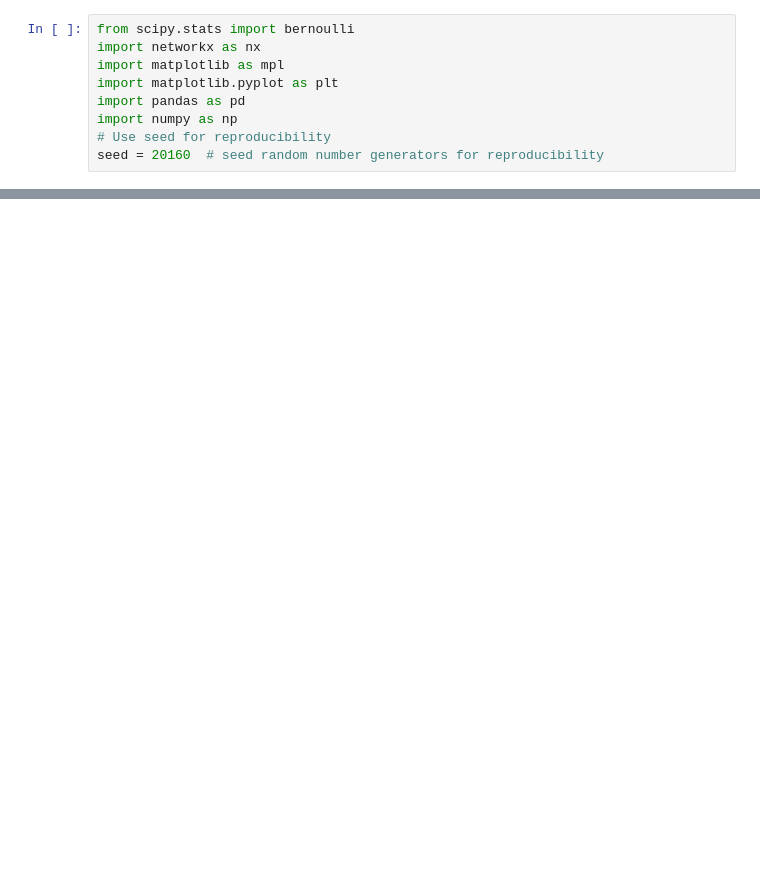
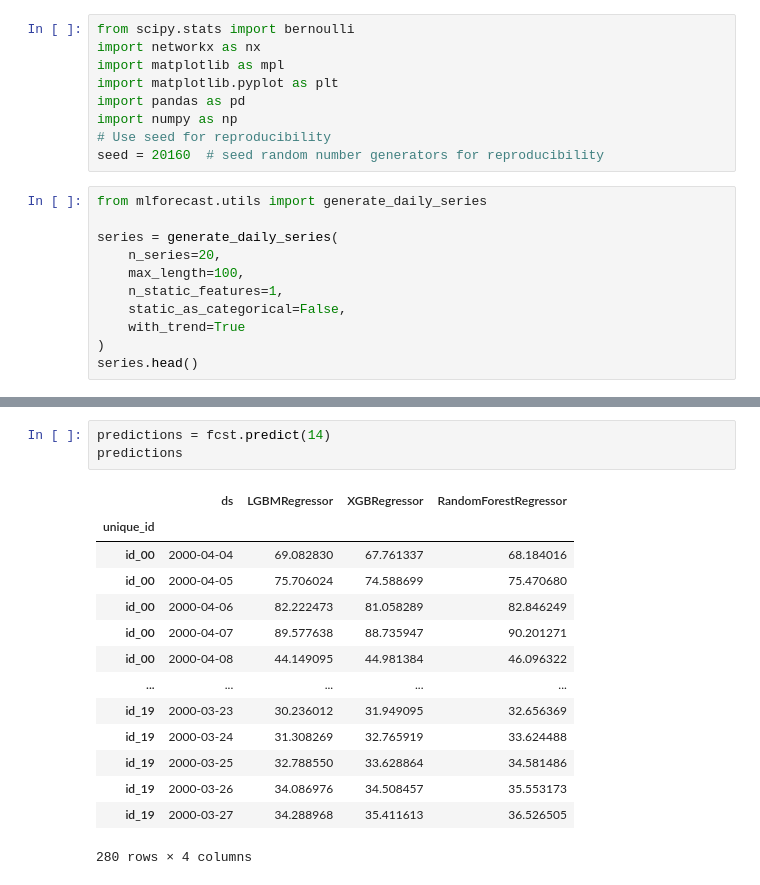
Before and after one commit to LNshuti/eactrade, a Jupyter notebook: networkx.ipynb, the cells around one changed output, grey strips where cells are left out. Drawn from its saved outputs; the diff is of its cells as text; blank space fills up the shorter version.

```diff
--- a/networkx.ipynb
+++ b/networkx.ipynb
@@ -7,3 +7,14 @@ import pandas as pd
 import numpy as np
 # Use seed for reproducibility
 seed = 20160  # seed random number generators for reproducibility
+# %%
+from mlforecast.utils import generate_daily_series
+
+series = generate_daily_series(
+    n_series=20,
+    max_length=100,
+    n_static_features=1,
+    static_as_categorical=False,
+    with_trend=True
+)
+series.head()
@@ -9,0 +64,18 @@ seed = 20160  # seed random number generators for reproducibility
+# %%
+predictions = fcst.predict(14)
+predictions
+# %% [output]
+|  | ds | LGBMRegressor | XGBRegressor | RandomForestRegressor |
+| unique_id |  |  |  |  |
+| id_00 | 2000-04-04 | 69.082830 | 67.761337 | 68.184016 |
+| id_00 | 2000-04-05 | 75.706024 | 74.588699 | 75.470680 |
+| id_00 | 2000-04-06 | 82.222473 | 81.058289 | 82.846249 |
+| id_00 | 2000-04-07 | 89.577638 | 88.735947 | 90.201271 |
+| id_00 | 2000-04-08 | 44.149095 | 44.981384 | 46.096322 |
+| ... | ... | ... | ... | ... |
+| id_19 | 2000-03-23 | 30.236012 | 31.949095 | 32.656369 |
+| id_19 | 2000-03-24 | 31.308269 | 32.765919 | 33.624488 |
+| id_19 | 2000-03-25 | 32.788550 | 33.628864 | 34.581486 |
+| id_19 | 2000-03-26 | 34.086976 | 34.508457 | 35.553173 |
+| id_19 | 2000-03-27 | 34.288968 | 35.411613 | 36.526505 |
+280 rows × 4 columns
```
Also changed, not shown: parts of 10 cells of this notebook, 3 other files.
